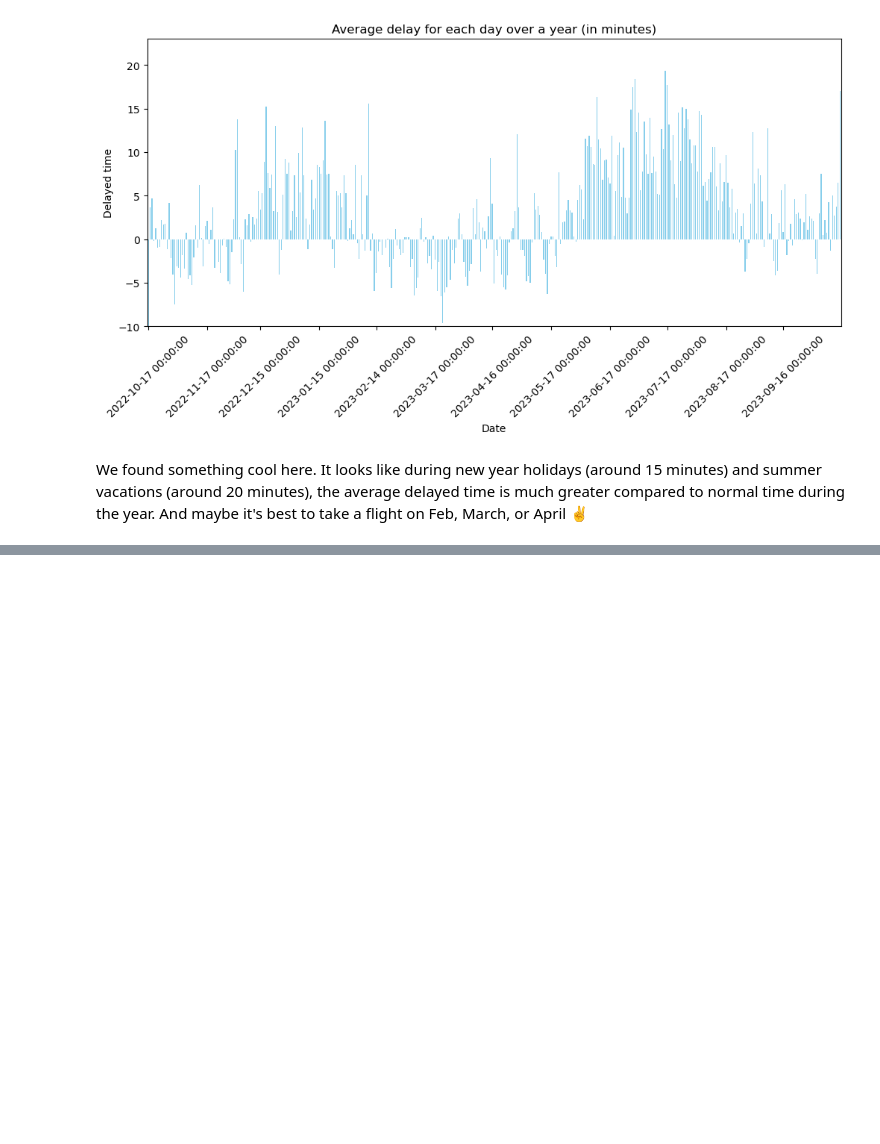
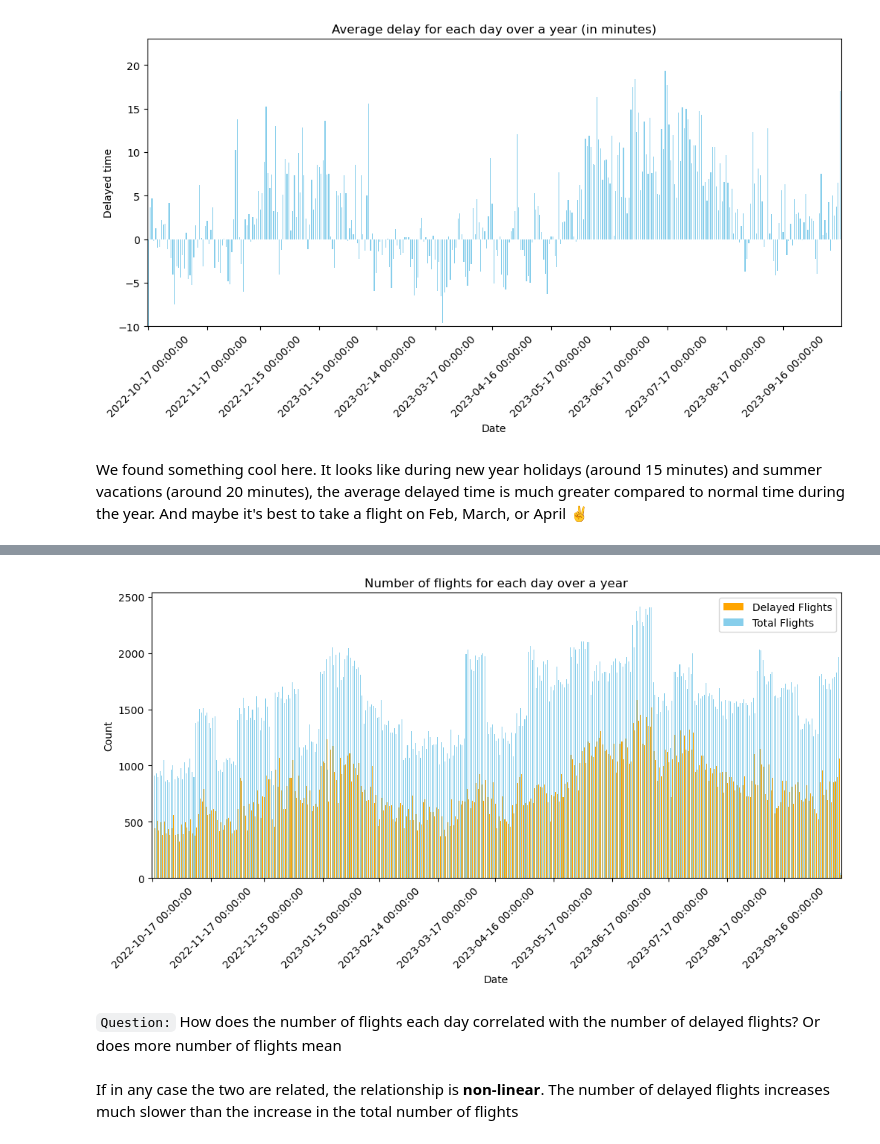
Before and after one commit to jkruke/airline-delay-prediction, a Jupyter notebook: analysis/delay-big.ipynb, the cells around one changed output, grey strips where cells are left out. Drawn from its saved outputs; the diff is of its cells as text; code cells hidden in the pictures; blank space fills up the shorter version.

Commit message:
Add plot to compare number of delayed and total number of flights

```diff
--- a/analysis/delay-big.ipynb
+++ b/analysis/delay-big.ipynb
@@ -82,8 +82,8 @@ plt.show()
 # %%
 unique_dates = data.dep_time_utc.apply(lambda x: x.split(' ')[0]).value_counts()
 unique_dates.index = pd.to_datetime(unique_dates.index)
-unique_dates_sorted = unique_dates.sort_index()
-unique_dates_sorted
+num_flights_daily = unique_dates.sort_index()
+num_flights_daily
 # %% [output]
 dep_time_utc
 2022-10-17       3
@@ -215,3 +215,8 @@ plt.show()
 [figure]
 # %% [markdown]
 We found something cool here. It looks like during new year holidays (around 15 minutes) and summer vacations (around 20 minutes), the average delayed time is much greater compared to normal time during the year. And maybe it's best to take a flight on Feb, March, or April ✌️
+# %%
+date_n_delay['delay_bool'] = date_n_delay.delayed.apply(lambda x: 1 if x > 0 else 0)
+# %%
+num_delay_daily = date_n_delay.groupby('dep_time_utc')['delay_bool'].sum()
+num_delay_daily
@@ -217,0 +237,22 @@ We found something cool here. It looks like during new year holidays (around 15
+# %%
+fig, ax = plt.subplots(figsize=(12, 5))
+
+num_delay_daily.plot(kind='bar', color='orange', ax=ax, position=0, width=0.4, label='Delayed Flights')
+num_flights_daily.plot(kind='bar', color='skyblue', ax=ax, position=1, width=0.4, label='Total Flights')
+
+# Set the locator for the x-axis to show only the first day of each month
+ax.xaxis.set_major_locator(MonthLocator(bymonthday=1))
+
+# Add labels and title
+plt.title('Number of flights for each day over a year')
+plt.xlabel('Date')
+plt.ylabel('Count')
+plt.xticks(rotation=45)  # Rotate x-axis labels for better readability
+plt.legend()
+plt.show()
+# %% [output]
+[figure, added]
+# %% [markdown]
+`Question:` How does the number of flights each day correlated with the number of delayed flights? Or does more number of flights mean
+# %% [markdown]
+If in any case the two are related, the relationship is **non-linear**. The number of delayed flights increases much slower than the increase in the total number of flights
```
Also changed, not shown: parts of 3 cells of this notebook.
